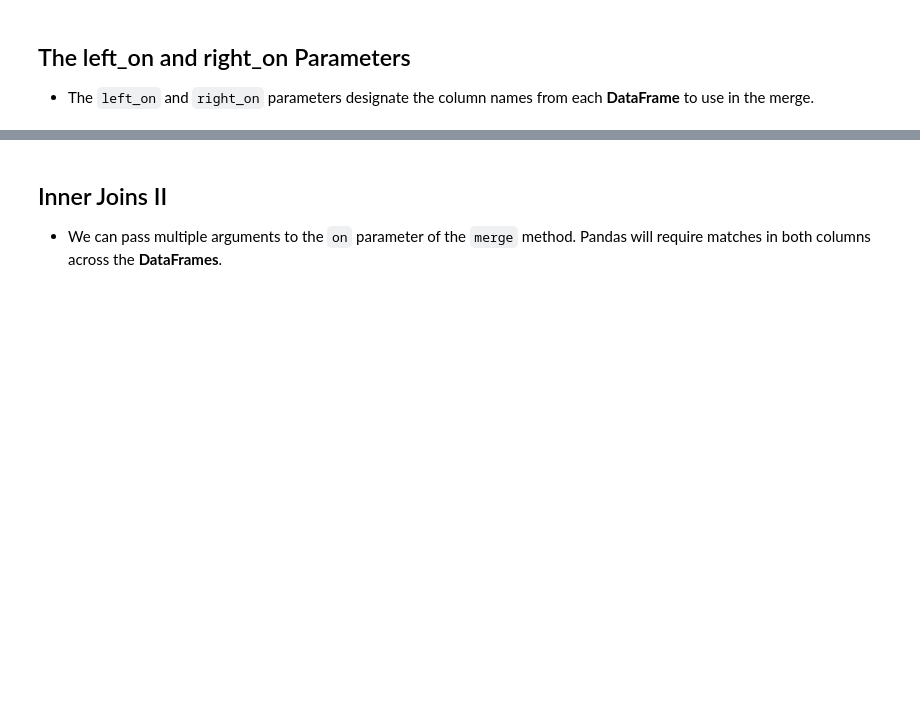
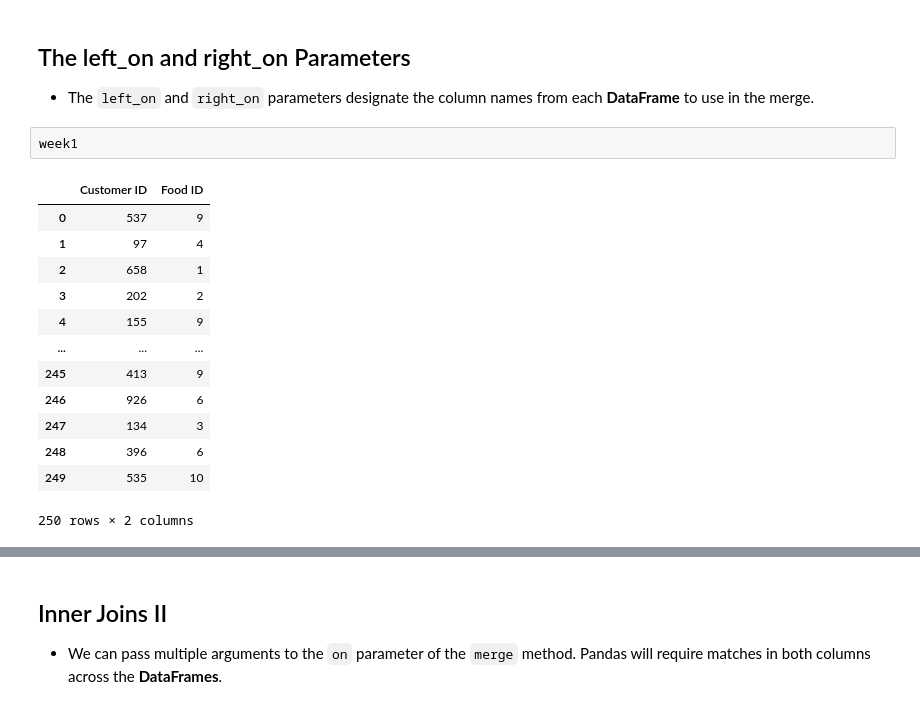
Before and after one commit to Petar-Koprinkov/Pandas, a Jupyter notebook: Incomplete/10 - Merging DataFrames.ipynb, the cells around one changed output, grey strips where cells are left out. Saved outputs shown, nothing was run; the diff lists cells and outputs as text; blank space fills up the shorter version.

```diff
--- a/Incomplete/10 - Merging DataFrames.ipynb
+++ b/Incomplete/10 - Merging DataFrames.ipynb
@@ -140,3 +140,19 @@ week1.merge(right=food, how='left', on='Food ID')
 # %% [markdown]
 ## The left_on and right_on Parameters
 - The `left_on` and `right_on` parameters designate the column names from each **DataFrame** to use in the merge.
+# %%
+week1
+# %% [output]
+|  | Customer ID | Food ID |
+| 0 | 537 | 9 |
+| 1 | 97 | 4 |
+| 2 | 658 | 1 |
+| 3 | 202 | 2 |
+| 4 | 155 | 9 |
+| ... | ... | ... |
+| 245 | 413 | 9 |
+| 246 | 926 | 6 |
+| 247 | 134 | 3 |
+| 248 | 396 | 6 |
+| 249 | 535 | 10 |
+250 rows × 2 columns
```
Also changed, not shown: parts of 3 cells of this notebook.
